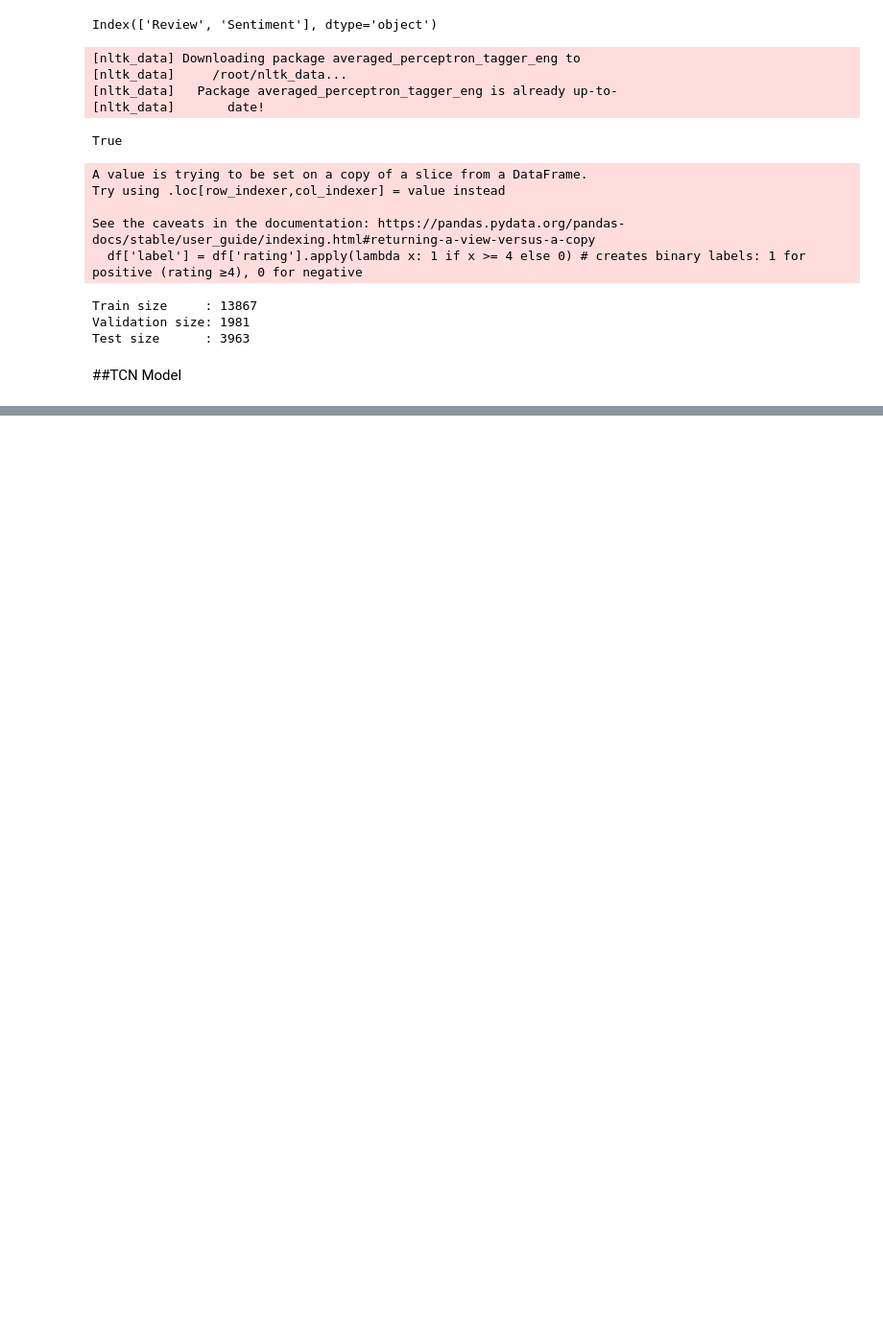
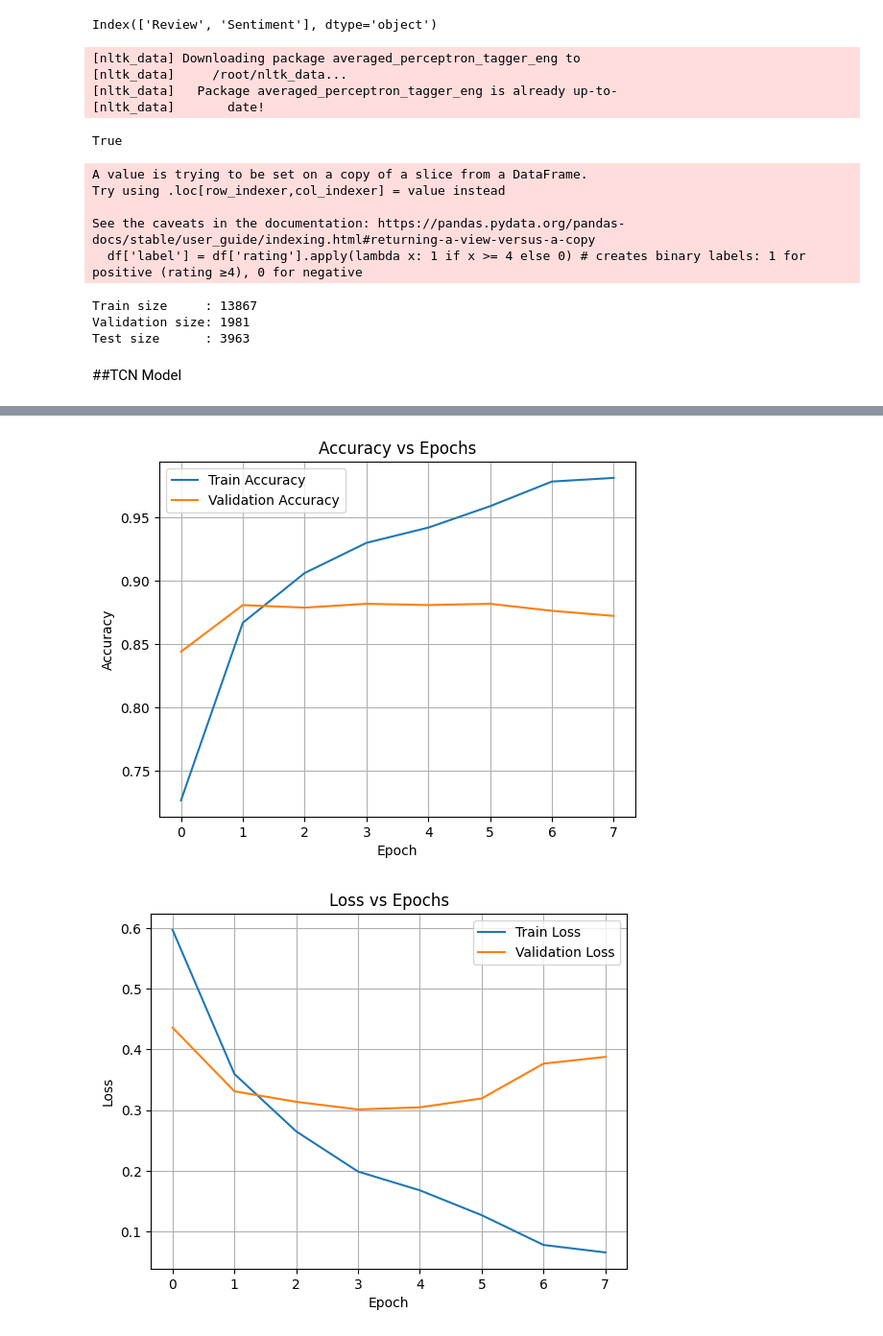
Before and after one commit to keerthanab2201/Sentiment-Analysis-using-Deep-Learning, a Jupyter notebook: tcn_model.ipynb, the cells around one changed output, grey strips where cells are left out. Shown at 96% size. Cells and saved outputs as stored; diff of their text form; code cells hidden in the pictures; blank space fills up the shorter version.

```diff
--- a/tcn_model.ipynb
+++ b/tcn_model.ipynb
@@ -209,12 +208,13 @@ word_index = tokenizer.word_index
 # %%
 # setup embedding matrix
 # initializes embedding matrix with zeros and fill it with pre-trained GloVe vectors where available
-embedding_dim = 100
-embedding_matrix = np.zeros((len(word_index) + 1, embedding_dim))
-for word, i in word_index.items():
-    embedding_vector = embedding_index.get(word)
-    if embedding_vector is not None:
-        embedding_matrix[i] = embedding_vector
+embedding_matrix = np.zeros((vocab_size, 100))
+for word, i in tokenizer.word_index.items():
+    if i >= vocab_size:
+        continue
+    vec = embedding_index.get(word)
+    if vec is not None:
+        embedding_matrix[i] = vec
 # %%
 # train test split- 70% training / 10% validation / 20% testing
 from sklearn.model_selection import train_test_split
@@ -336,25 +419,28 @@ history = tcn_model.fit(
 # %%
 import matplotlib.pyplot as plt
 
-plt.figure(figsize=(12, 4))
+# plot accuracy and loss vs epoch
+import matplotlib.pyplot as plt
 
-# Accuracy
-plt.subplot(1, 2, 1)
-plt.plot(history_tcn.history['accuracy'], label='Train Accuracy')
-plt.plot(history_tcn.history['val_accuracy'], label='Val Accuracy')
-plt.title("Accuracy vs Epochs")
-plt.xlabel("Epochs")
-plt.ylabel("Accuracy")
+# Plot Accuracy
+plt.plot(history.history['accuracy'], label='Train Accuracy')
+plt.plot(history.history['val_accuracy'], label='Validation Accuracy')
+plt.title('Accuracy vs Epochs')
+plt.xlabel('Epoch')
+plt.ylabel('Accuracy')
 plt.legend()
+plt.grid(True)
+plt.show()
 
-# Loss
-plt.subplot(1, 2, 2)
-plt.plot(history_tcn.history['loss'], label='Train Loss')
-plt.plot(history_tcn.history['val_loss'], label='Val Loss')
-plt.title("Loss vs Epochs")
-plt.xlabel("Epochs")
-plt.ylabel("Loss")
+# Plot Loss
+plt.plot(history.history['loss'], label='Train Loss')
+plt.plot(history.history['val_loss'], label='Validation Loss')
+plt.title('Loss vs Epochs')
+plt.xlabel('Epoch')
+plt.ylabel('Loss')
 plt.legend()
-
-plt.tight_layout()
+plt.grid(True)
 plt.show()
+# %% [output]
+[figure, added]
+[figure, added]
```
Also changed, not shown: parts of 7 cells of this notebook.
